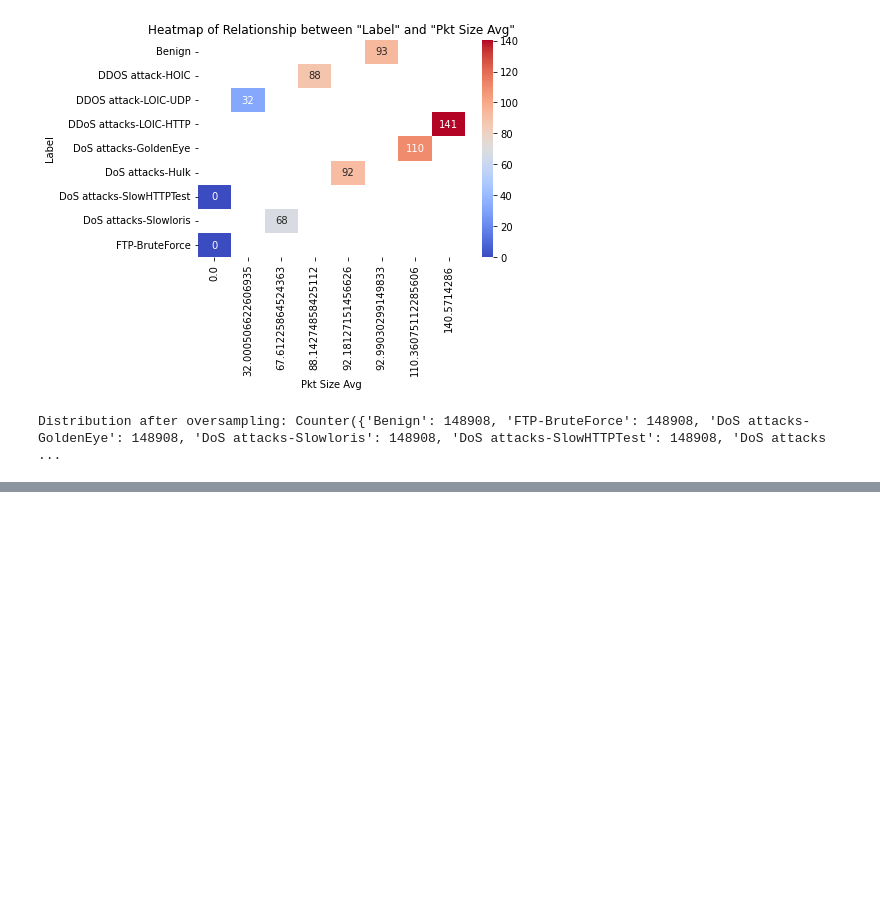
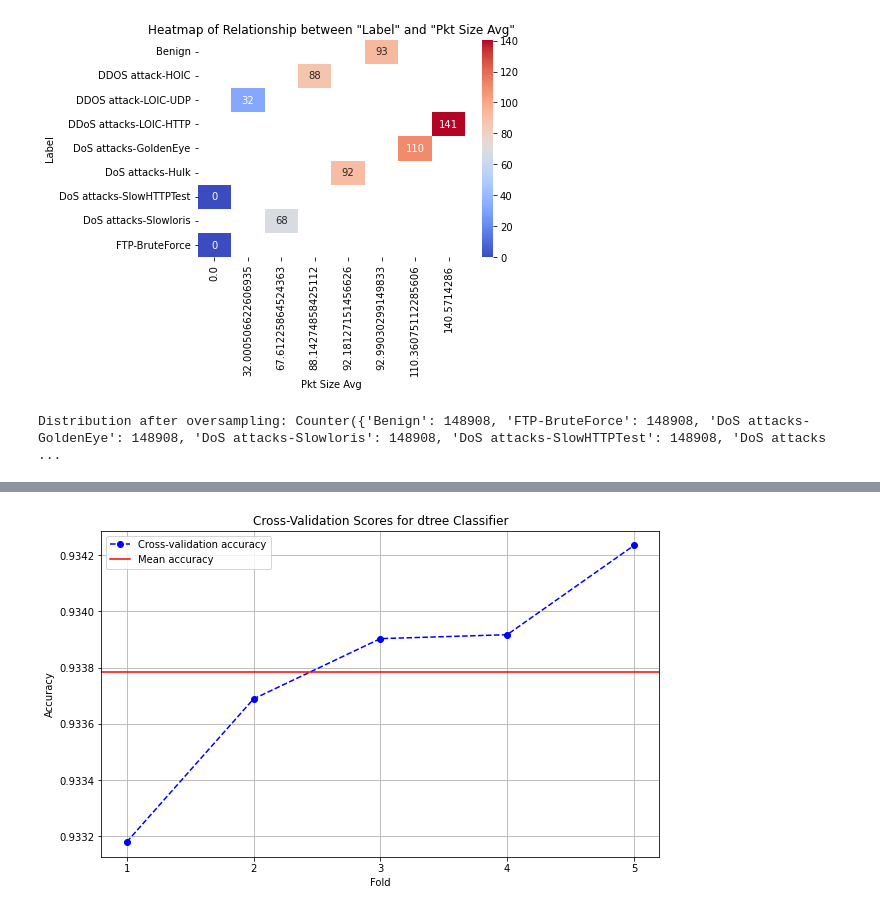
Before and after one commit to FabioTRamos/FinalProject, a Jupyter notebook: Intrusion Detection Machine Learn.ipynb, the cells around one changed output, grey strips where cells are left out. Saved outputs shown, nothing was run; the diff lists cells and outputs as text; code cells hidden in the pictures; blank space fills up the shorter version.

```diff
--- a/Intrusion Detection Machine Learn.ipynb
+++ b/Intrusion Detection Machine Learn.ipynb
@@ -600,0 +620,13 @@ weighted avg       0.94      0.93      0.93    268035
+# %%
+plt.figure(figsize=(10, 6))
+plt.plot(range(1, 6), cv_scores_dtree, marker='o', linestyle='--', color='b', label='Cross-validation accuracy')
+plt.axhline(y=cv_scores_dtree.mean(), color='r', linestyle='-', label='Mean accuracy')
+plt.xticks(np.arange(1, 6, step=1))
+plt.title('Cross-Validation Scores for dtree Classifier')
+plt.xlabel('Fold')
+plt.ylabel('Accuracy')
+plt.legend()
+plt.grid(True)
+plt.show()
+# %% [output]
+[figure, added]
```
Also changed, not shown: parts of 57 cells of this notebook.
